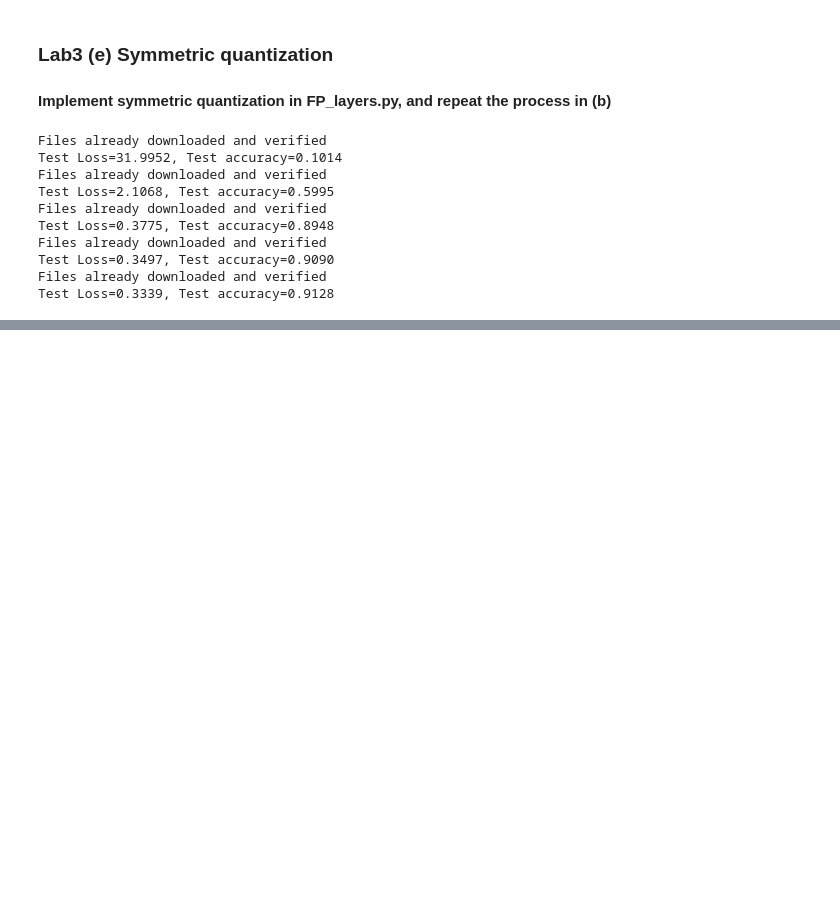
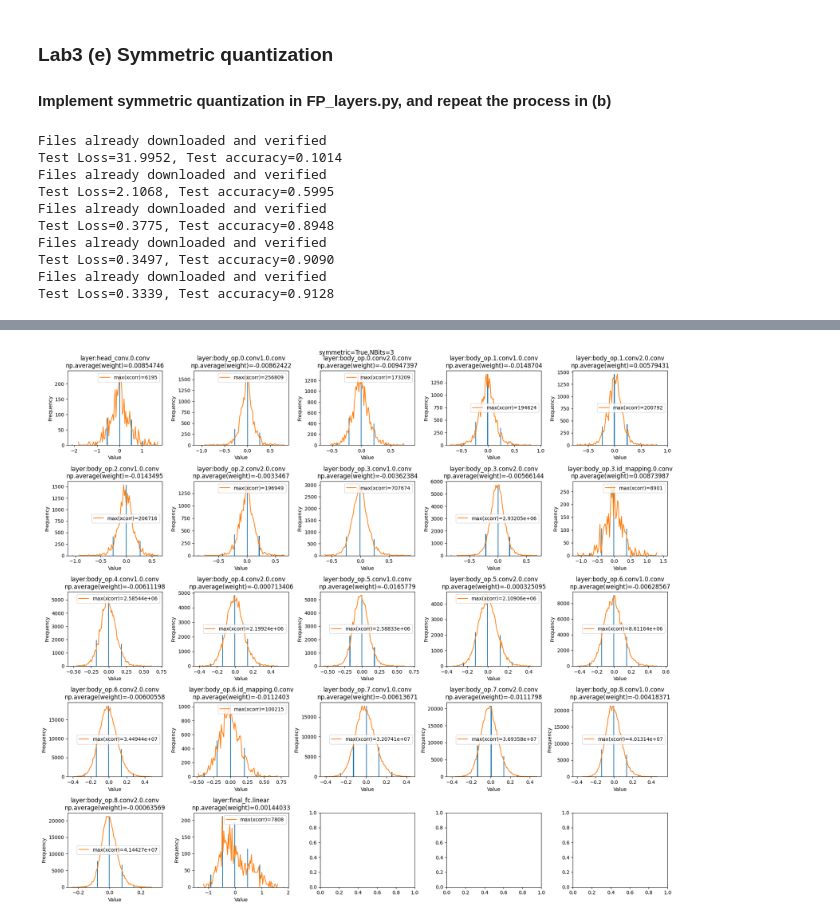
Before and after one commit to danyjabban/Representation_Learning, a Jupyter notebook: HW4/hw4.ipynb, the cells around one changed output, grey strips where cells are left out. Saved outputs shown, nothing was run; the diff lists cells and outputs as text; code cells hidden in the pictures; blank space fills up the shorter version.

```diff
--- a/HW4/hw4.ipynb
+++ b/HW4/hw4.ipynb
@@ -782,0 +796,4 @@ fig.tight_layout()
+# %%
+plot_quant_symmetry(symmetric=True, NBits=3, bins=100)
+# %% [output]
+[figure, added]
```
Also changed, not shown: parts of 4 cells of this notebook.
